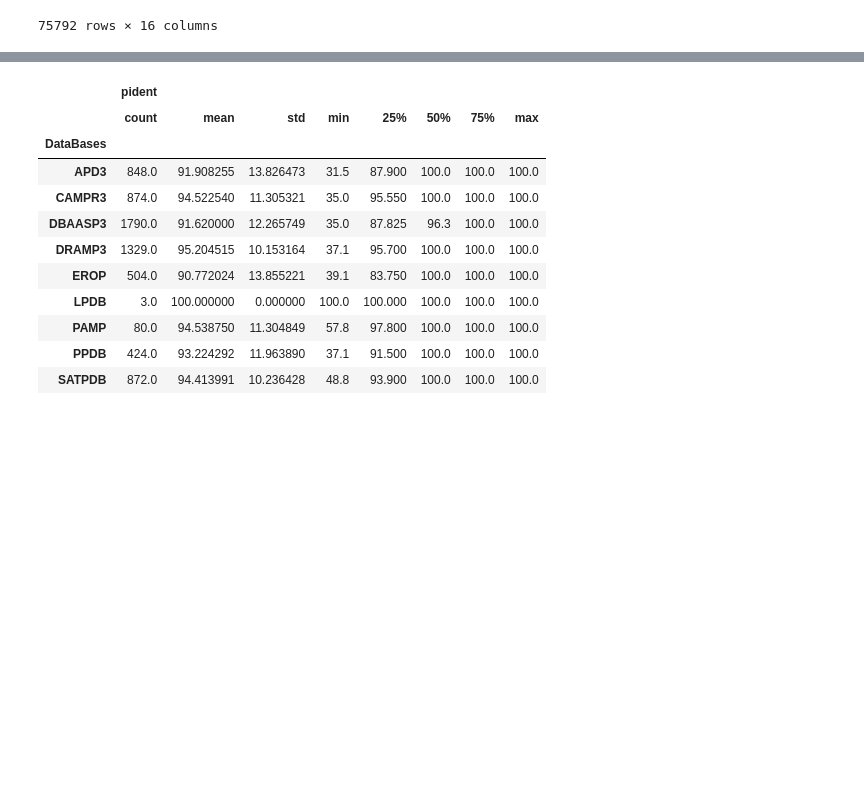
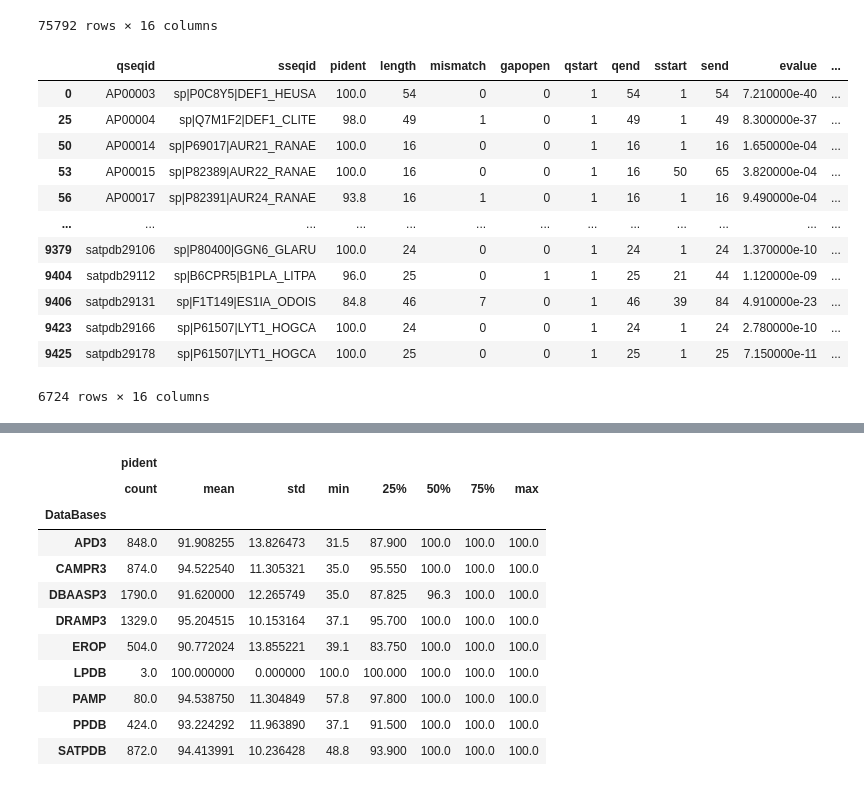
Before and after one commit to Nanocell-Lab/CAFPdb, a Jupyter notebook: 02_Diamond_SwissProt.ipynb, the cells around one changed output, grey strips where cells are left out. Cells and saved outputs as stored; diff of their text form; code cells hidden in the pictures; blank space fills up the shorter version.

```diff
--- a/02_Diamond_SwissProt.ipynb
+++ b/02_Diamond_SwissProt.ipynb
@@ -83,6 +83,21 @@ df2
 75792 rows × 16 columns
 # %%
 df2 = df2.drop_duplicates(subset=['qseqid','DataBases'], keep='first')
+df2
+# %% [output]
+|  | qseqid | sseqid | pident | length | mismatch | gapopen | qstart | qend | sstart | send | evalue | ... |
+| 0 | AP00003 | sp|P0C8Y5|DEF1_HEUSA | 100.0 | 54 | 0 | 0 | 1 | 54 | 1 | 54 | 7.210000e-40 | ... |
+| 25 | AP00004 | sp|Q7M1F2|DEF1_CLITE | 98.0 | 49 | 1 | 0 | 1 | 49 | 1 | 49 | 8.300000e-37 | ... |
+| 50 | AP00014 | sp|P69017|AUR21_RANAE | 100.0 | 16 | 0 | 0 | 1 | 16 | 1 | 16 | 1.650000e-04 | ... |
+| 53 | AP00015 | sp|P82389|AUR22_RANAE | 100.0 | 16 | 0 | 0 | 1 | 16 | 50 | 65 | 3.820000e-04 | ... |
+| 56 | AP00017 | sp|P82391|AUR24_RANAE | 93.8 | 16 | 1 | 0 | 1 | 16 | 1 | 16 | 9.490000e-04 | ... |
+| ... | ... | ... | ... | ... | ... | ... | ... | ... | ... | ... | ... | ... |
+| 9379 | satpdb29106 | sp|P80400|GGN6_GLARU | 100.0 | 24 | 0 | 0 | 1 | 24 | 1 | 24 | 1.370000e-10 | ... |
+| 9404 | satpdb29112 | sp|B6CPR5|B1PLA_LITPA | 96.0 | 25 | 0 | 1 | 1 | 25 | 21 | 44 | 1.120000e-09 | ... |
+| 9406 | satpdb29131 | sp|F1T149|ES1IA_ODOIS | 84.8 | 46 | 7 | 0 | 1 | 46 | 39 | 84 | 4.910000e-23 | ... |
+| 9423 | satpdb29166 | sp|P61507|LYT1_HOGCA | 100.0 | 24 | 0 | 0 | 1 | 24 | 1 | 24 | 2.780000e-10 | ... |
+| 9425 | satpdb29178 | sp|P61507|LYT1_HOGCA | 100.0 | 25 | 0 | 0 | 1 | 25 | 1 | 25 | 7.150000e-11 | ... |
+6724 rows × 16 columns
 # %%
 df2.describe()
 # %% [output]
```
Also changed, not shown: parts of 6 cells of this notebook, 1 other file.
